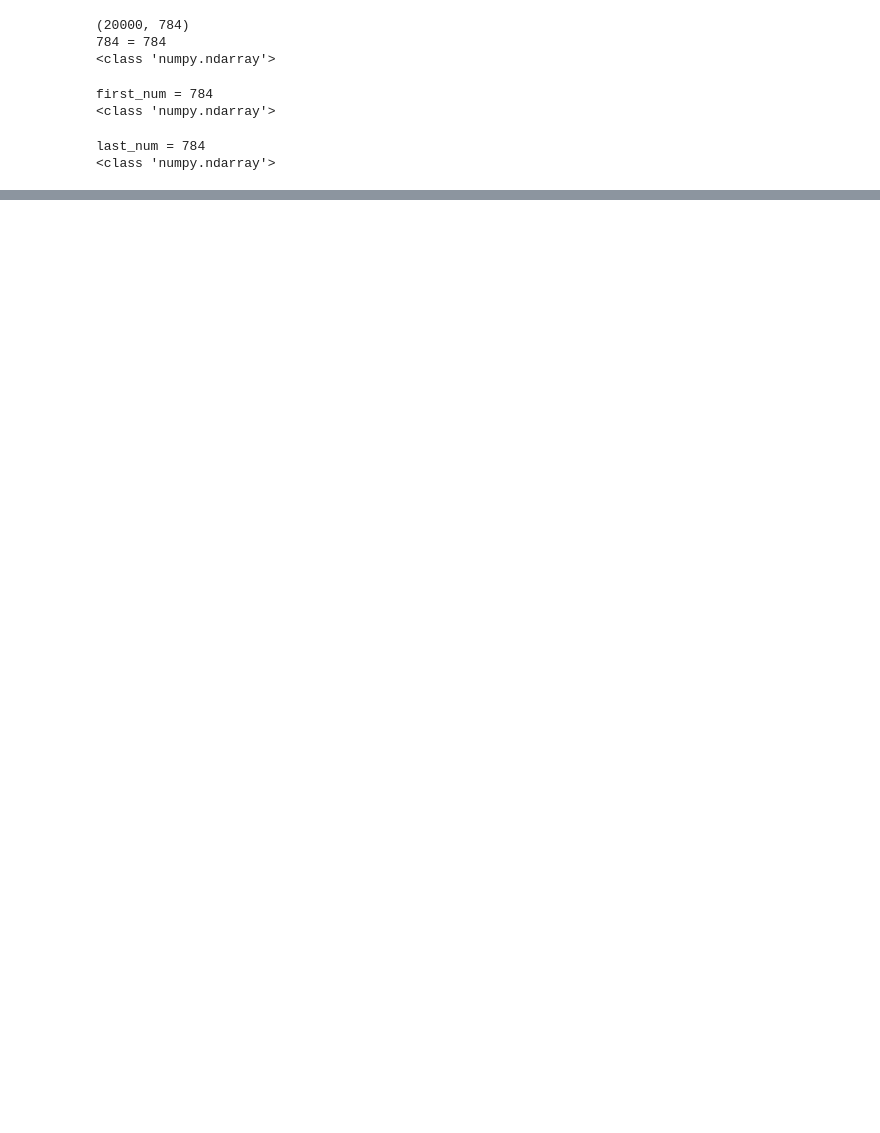
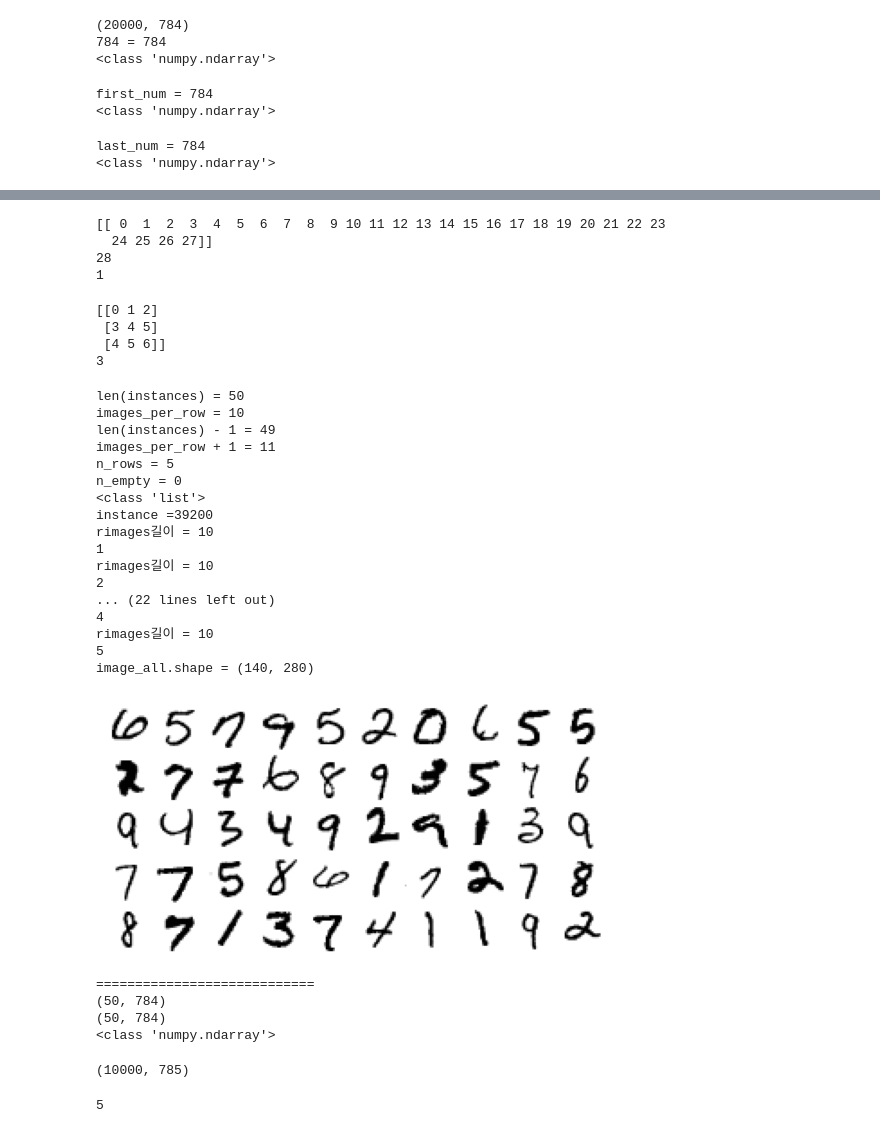
Before and after one commit to rlfwo93/machine-learning, a Jupyter notebook: pratice.ipynb, the cells around one changed output, grey strips where cells are left out. Drawn from its saved outputs; the diff is of its cells as text; code cells hidden in the pictures; blank space fills up the shorter version.

```diff
--- a/pratice.ipynb
+++ b/pratice.ipynb
@@ -68,0 +116,60 @@ plt.show()
+# %%
+instances = np.array(range(0,784)).reshape(1,784)
+instances1 = np.array(range(0,784)).reshape(28,28)
+size = 28
+# image = [instances.reshape(28,28) for instance in instances]
+
+print(instances1[0:1,:])
+print(len(instances1))
+images = [instance.reshape(size,size) for instance in instances]
+
+print(len(images))
+# %% [output]
+[[ 0  1  2  3  4  5  6  7  8  9 10 11 12 13 14 15 16 17 18 19 20 21 22 23
+  24 25 26 27]]
+28
+1
+# %%
+c = np.array([[0, 1, 2], [3, 4, 5], [4,5,6]])  # 2 x 3 array
+print(c)
+print(len(c))
+# %% [output]
+[[0 1 2]
+ [3 4 5]
+ [4 5 6]]
+3
+# %%
+plt.figure(figsize=(9,9))
+example_images = np.r_[ndata[:50]]
+plot_digits(ndata[:50], images_per_row=10)
+plot_digits(example_images, images_per_row=10)
+
+plt.show()
+
+print("============================")
+print(ndata[:50].shape)
+print(example_images.shape)
+print(type(example_images))
+# %% [output]
+len(instances) = 50
+images_per_row = 10
+len(instances) - 1 = 49
+images_per_row + 1 = 11
+n_rows = 5
+n_empty = 0
+<class 'list'>
+instance =39200
+rimages길이 = 10
+1
+rimages길이 = 10
+2
+... (22 lines left out)
+4
+rimages길이 = 10
+5
+image_all.shape = (140, 280)
+[figure, added]
+============================
+(50, 784)
+(50, 784)
+<class 'numpy.ndarray'>
@@ -68,0 +178,9 @@ plt.show()
+# %%
+tdata.shape
+# %% [output]
+(10000, 785)
+# %%
+a = np.array([[1,2,3],[4,5,6],[7,8,9],[1,2,3],[1,12,4]])
+a.shape[0]
+# %% [output]
+5
```
Also changed, not shown: parts of 3 cells of this notebook.
